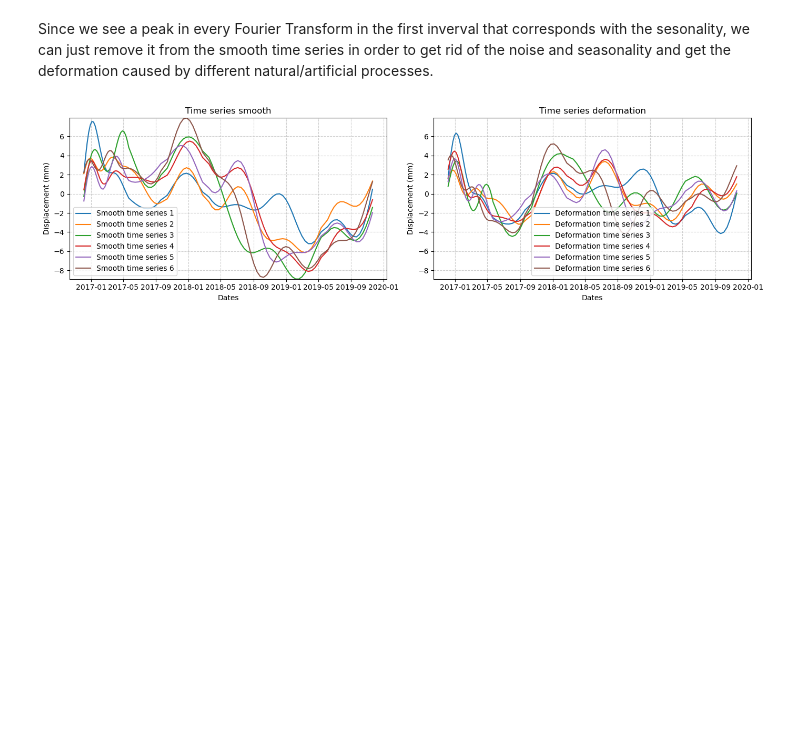
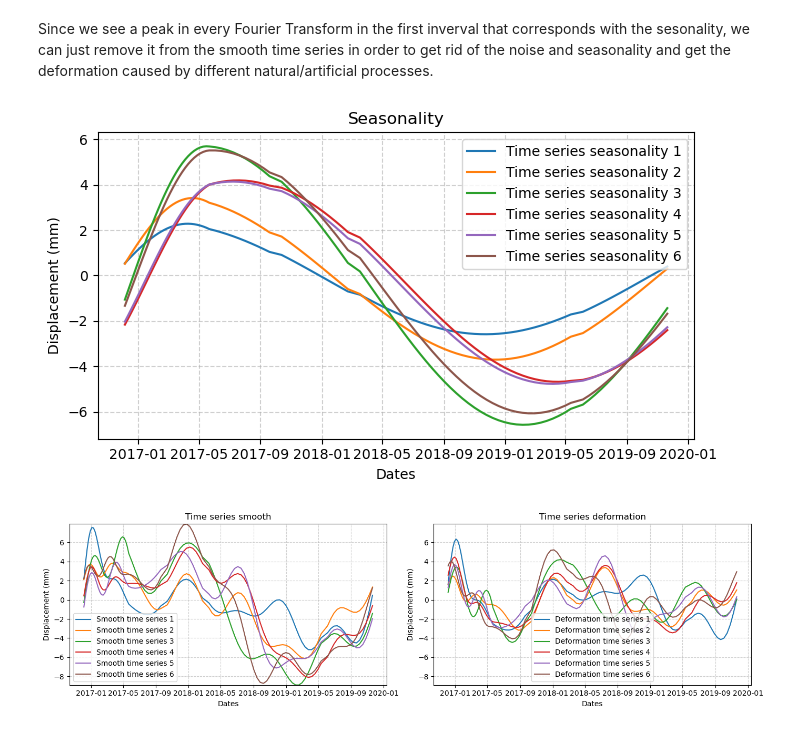
Before and after one commit to TIDOP-USAL/fourier-time-series-analysis, a Jupyter notebook: analysis_psi.ipynb, the cells around one changed output. Drawn from its saved outputs; the diff is of its cells as text; code cells hidden in the pictures; blank space fills up the shorter version.

Commit message:
feat: seasonality plot

```diff
--- a/analysis_psi.ipynb
+++ b/analysis_psi.ipynb
@@ -275,6 +275,22 @@ plot_smooth()
 [figure]
 # %% [markdown]
 Since we see a peak in every Fourier Transform in the first inverval that corresponds with the sesonality, we can just remove it from the smooth time series in order to get rid of the noise and seasonality and get the deformation caused by different natural/artificial processes.
+# %%
+fig, ax = plt.subplots(figsize=(7, 4))
+
+for i, time_series in enumerate(time_series_psi):
+    ax.plot(dates_psi, psi_psi[i][0], label=f"Time series seasonality {i + 1}")
+
+ax.set_title('Seasonality')
+ax.set_xlabel('Dates')
+ax.set_ylabel('Displacement (mm)')
+ax.grid(True, linestyle='--', alpha=0.6)
+ax.legend()
+
+fig.tight_layout()
+plt.show()
+# %% [output]
+[figure, added]
 # %%
 deformation_time_series_psi = []
 
```
Also changed, not shown: 1 other file.
